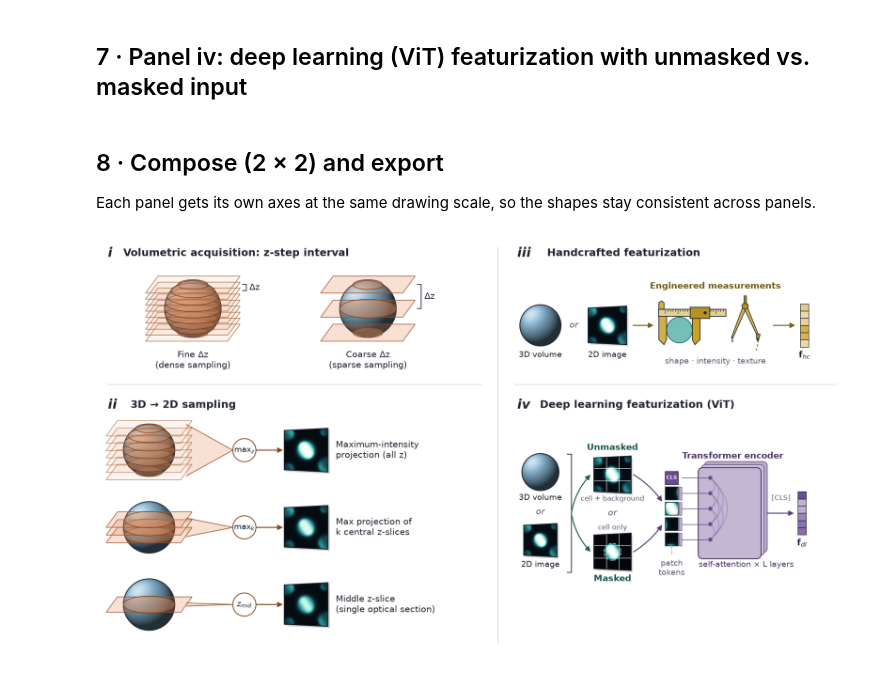
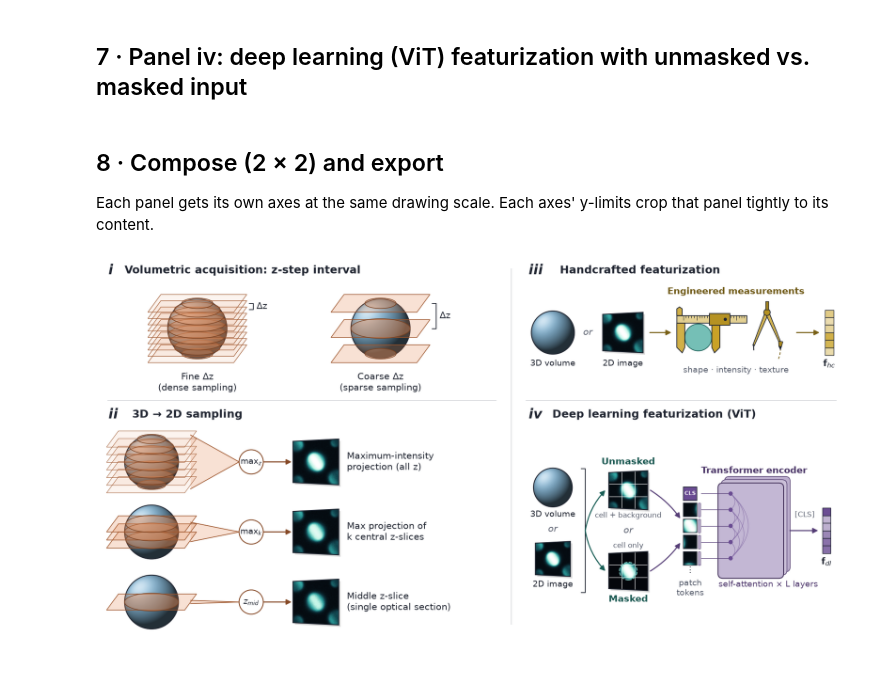
Before and after one commit to WayScience/NF1_organoid_profile_analysis, a Jupyter notebook: figures/assembled_figure_2/notebooks/featurization_figure.ipynb, the cells around one changed output. Cells and saved outputs as stored; diff of their text form; code cells hidden in the pictures.

Commit message:
update the figure

```diff
--- a/figures/assembled_figure_2/notebooks/featurization_figure.ipynb
+++ b/figures/assembled_figure_2/notebooks/featurization_figure.ipynb
@@ -29,10 +29,11 @@ from notebook_init_utils.notebook_init_utils import init_notebook
 
 root_dir, in_notebook = init_notebook()
 
-output_figure_file_path = pathlib.Path(
+
+save_fig_path = pathlib.Path(
     f"{root_dir}/figures/assembled_figure_2/figures/featurization_figure.png"
 )
-output_figure_file_path.parent.mkdir(parents=True, exist_ok=True)
+save_fig_path.parent.mkdir(parents=True, exist_ok=True)
 # %%
 # ---------------- Style / palette (edit here) ----------------
 INK = "#1f2430"  # outlines + text
@@ -703,7 +704,7 @@ def panel_sampling(ax, y_top):
     ]
     sx, nx, tx = 1.9, 5.6, 8.0
     for i, (label, dzs, op, bright) in enumerate(rows):
-        y = y_top - i * 3.0
+        y = y_top - i * 2.6
         draw_sphere(ax, (sx, y), r)
         if dzs is None:  # whole volume contributes
             for k, dz in enumerate(np.linspace(-r * 0.85, r * 0.85, 7)):
@@ -909,47 +910,47 @@ def panel_deep(ax, y, title_dy=3.3):
     draw_vector(ax, right + 1.2, y - 0.1, color=DEEP, label=r"$\mathbf{f}_{dl}$")
 # %% [markdown]
 ## 8 · Compose (2 × 2) and export
-Each panel gets its own axes at the same drawing scale, so the shapes stay consistent across panels.
+Each panel gets its own axes at the same drawing scale. Each axes' y-limits crop that panel tightly to its content.
 # %%
 def make_figure(save_prefix="featurization_overview", unit_in=0.62):
     """2 x 2 layout. Left column: acquisition (i) over 3D->2D sampling (ii).
     Right column: handcrafted (iii) over deep learning (iv). Every panel is drawn at the same scale."""
-    LW, RW, CG = 15.0, 13.0, 0.9  # left/right column widths, column gap (drawing units)
-    R1, R2, RG = 5.4, 10.1, 0.5  # top/bottom row heights, row gap
+    LW, RW, CG = 14.9, 12.0, 0.7  # left/right column widths, column gap (drawing units)
+    R1, R2, RG = 5.0, 8.4, 0.35  # top/bottom row heights, row gap
     W, H = LW + CG + RW, R2 + RG + R1
     fig = plt.figure(figsize=(W * unit_in, H * unit_in))
 
     def panel_ax(x0, y0, w, ylim):
         a = fig.add_axes([x0 / W, y0 / H, w / W, (ylim[1] - ylim[0]) / H])
         a.set_xlim(0, w)
         a.set_ylim(*ylim)
         a.set_aspect("equal")
         a.axis("off")
         return a
 
     top = R2 + RG
-    panel_acquisition(panel_ax(0, top, LW, (24.3, 29.7)), y=27.0)
-    panel_sampling(panel_ax(0, 0, LW, (13.7, 23.8)), y_top=21.5)
-    panel_handcrafted(panel_ax(LW + CG, top, RW, (8.85, 14.25)), y=10.9, title_dy=2.8)
-    panel_deep(panel_ax(LW + CG, 0, RW, (-0.65, 9.45)), y=4.8, title_dy=4.1)
+    panel_acquisition(panel_ax(0, top, LW, (24.5, 29.5)), y=27.0)
+    panel_sampling(panel_ax(0, 0, LW, (15.2, 23.6)), y_top=21.5)
+    panel_handcrafted(panel_ax(LW + CG, top, RW, (8.55, 13.55)), y=10.9, title_dy=2.3)
+    panel_deep(panel_ax(LW + CG, 0, RW, (0.95, 9.35)), y=4.8, title_dy=4.2)
     separator(fig, (LW + CG / 2) / W, 0.02, (LW + CG / 2) / W, 0.98)  # column divider
     separator(
         fig, 0.01, (R2 + RG / 2) / H, (LW - 0.2) / W, (R2 + RG / 2) / H
     )  # row divider, left
     separator(
         fig, (LW + CG + 0.2) / W, (R2 + RG / 2) / H, 0.99, (R2 + RG / 2) / H
     )  # row divider, right
     if save_prefix:
         fig.savefig(
-            f"{output_figure_file_path}",
-            dpi=600,
+            save_fig_path,
+            dpi=600 if save_fig_path.suffix == ".png" else None,
             bbox_inches="tight",
             facecolor="white",
         )
     return fig
 
 
 fig = make_figure()
 plt.show()
 # %% [output]
-[figure, old version]
+[figure, new version]
```
Also changed, not shown: parts of 1 cell of this notebook, 3 other files.
